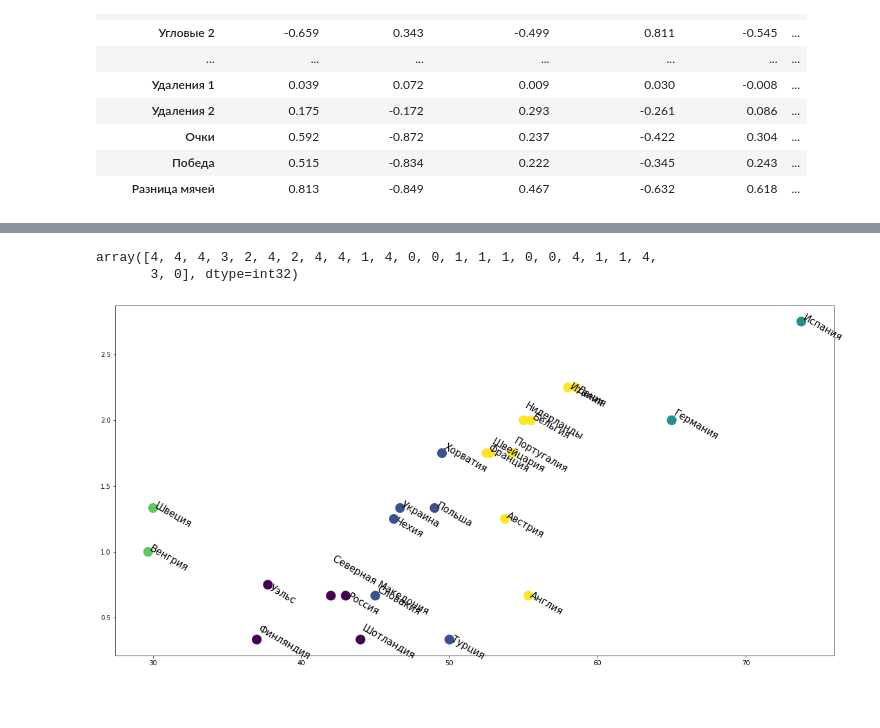
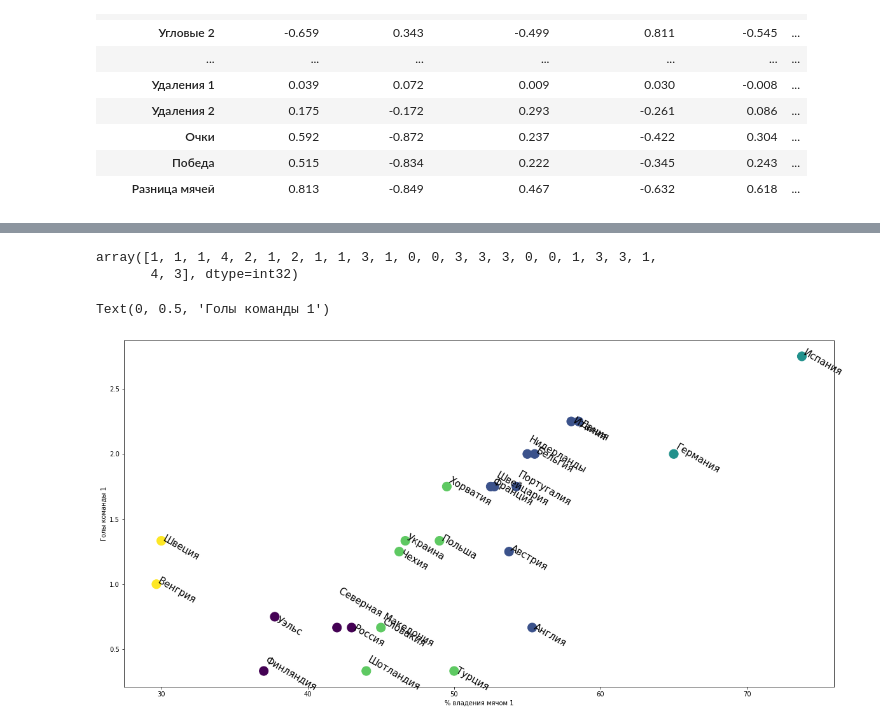
Before and after one commit to v5v5/data-euro-2020, a Jupyter notebook: data_euro_2020.ipynb, the cells around one changed output, grey strips where cells are left out. Saved outputs shown, nothing was run; the diff lists cells and outputs as text; code cells hidden in the pictures; blank space fills up the shorter version.

```diff
--- a/data_euro_2020.ipynb
+++ b/data_euro_2020.ipynb
@@ -224,0 +203,6 @@ array([[53.75      ,  1.25      ],
+# %%
+h1 = '% владения мячом 1'
+h2 = 'Голы команды 1'
+df_for_clustering = df_agg.reindex(columns=[h1, h2])
+X = df_for_clustering.to_numpy()
+X
@@ -228,14 +230,17 @@ km = KMeans(n_clusters=5)
 km.fit(X)
 km.labels_
 # %% [output]
-array([4, 4, 4, 3, 2, 4, 2, 4, 4, 1, 4, 0, 0, 1, 1, 1, 0, 0, 4, 1, 1, 4,
-       3, 0], dtype=int32)
+array([1, 1, 1, 4, 2, 1, 2, 1, 1, 3, 1, 0, 0, 3, 3, 3, 0, 0, 1, 3, 3, 1,
+       4, 3], dtype=int32)
 # %%
 fig, ax = plt.subplots(figsize=(20, 10))
 ax.scatter(X[:,0], X[:,1], c = km.labels_, s=200)
 for i, txt in enumerate(teams):
     ax.annotate(txt, (X[:,0][i], X[:,1][i]), fontsize=15, rotation=-30,
                 xytext=(-0, -30), textcoords='offset points')
     # ax.text(X[:,0][i], X[:,1][i], txt, fontsize=15, rotation=45)
+ax.set_xlabel(h1)
+ax.set_ylabel(h2)
 # %% [output]
+Text(0, 0.5, 'Голы команды 1')
-[figure, old version]
+[figure, new version]
```
Also changed, not shown: parts of 2 cells of this notebook.
